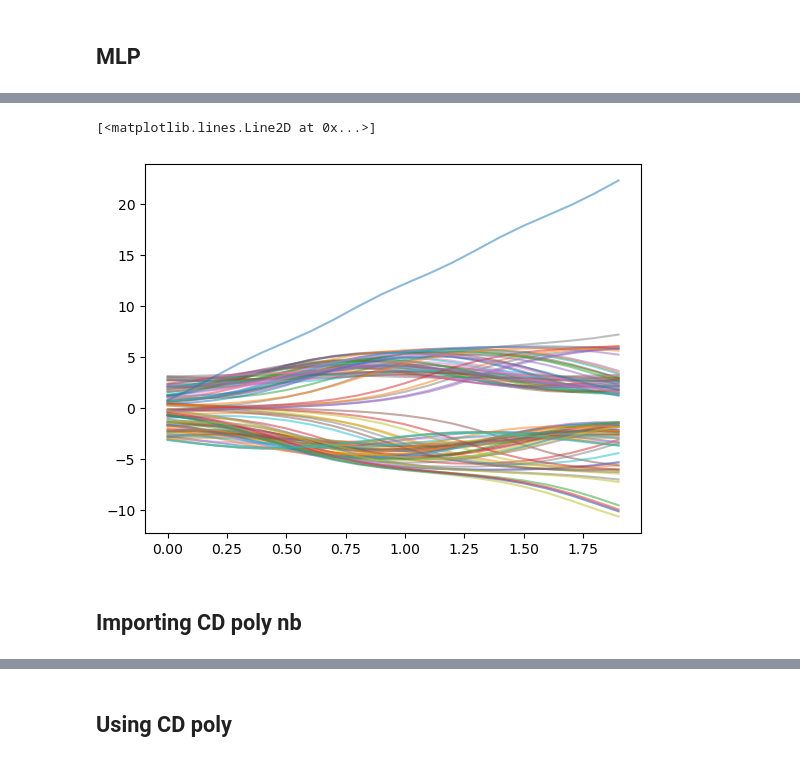
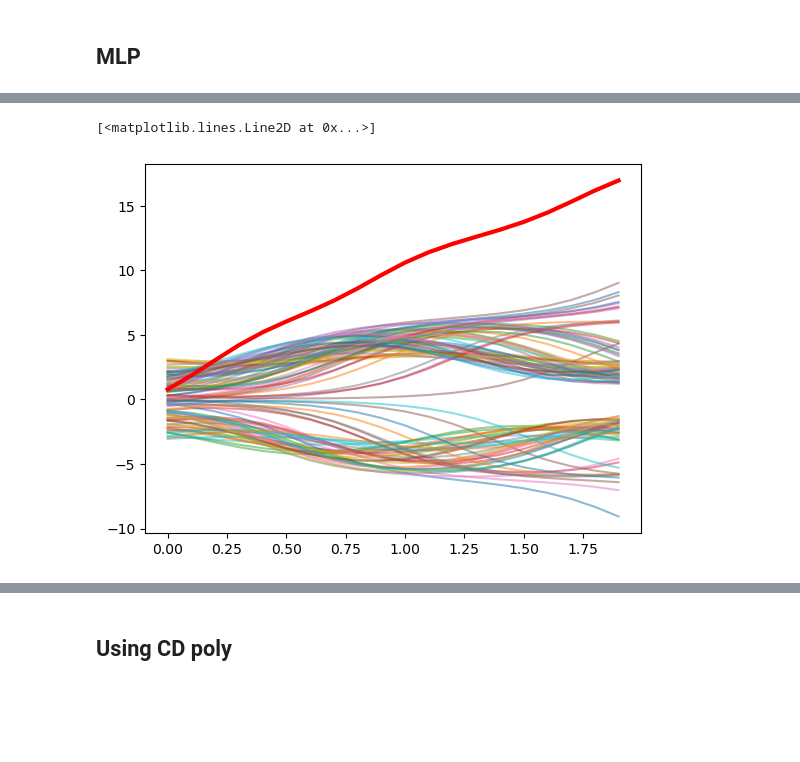
Before and after one commit to ljnel/cd-project, a Jupyter notebook: encoders/mlp.ipynb, the cells around one changed output, grey strips where cells are left out. Cells and saved outputs as stored; diff of their text form; code cells hidden in the pictures; blank space fills up the shorter version.

```diff
--- a/encoders/mlp.ipynb
+++ b/encoders/mlp.ipynb
@@ -11,5 +19,5 @@ import matplotlib.pyplot as plt
 # %%
-times, trajs = gen_trajs(10_000, 2., .1, np.pi, 3., .01)
+times, trajs = gen_trajs(50_000, 2., .1, np.pi, 3., .0)
 # %%
 trajs.shape
 # %% [output]
@@ -166,2 +202,6 @@ plot_most_similar(latents, np.array([-50, 20]), 100, axs[1])
 # %%
-_, traj_damped = gen_one_traj(2., .1, np.pi / 4, 10., .0)
+_, traj_damped = gen_one_traj(2., .1, np.pi/4, 10., .1)
+
+with torch.no_grad():
+    _, latents_damped = te(torch.tensor(traj_damped))
+latents_damped
@@ -168,4 +210,3 @@ _, traj_damped = gen_one_traj(2., .1, np.pi / 4, 10., .0)
 # %%
-for i in range(1):
-    plt.plot(times, traj_damped[i, 0], alpha=.5)
+plt.plot(times, traj_damped[0, 0], alpha=.5)
 # %% [output]
@@ -173,7 +215,7 @@ for i in range(1):
 # %%
 for i in range(100):
     plt.plot(times, trajs[i, 0], alpha=.5)
-plt.plot(times, traj_damped[0, 0], alpha=.5)
+plt.plot(times, traj_damped[0, 0], color='red', lw=3)
 # %% [output]
 [<matplotlib.lines.Line2D at 0x...>]
-[figure, old version]
+[figure, new version]
@@ -183,2 +221,0 @@ with torch.no_grad():
-# %% [markdown]
-## Importing CD poly nb
```
Also changed, not shown: parts of 25 cells of this notebook, 8 other files.
